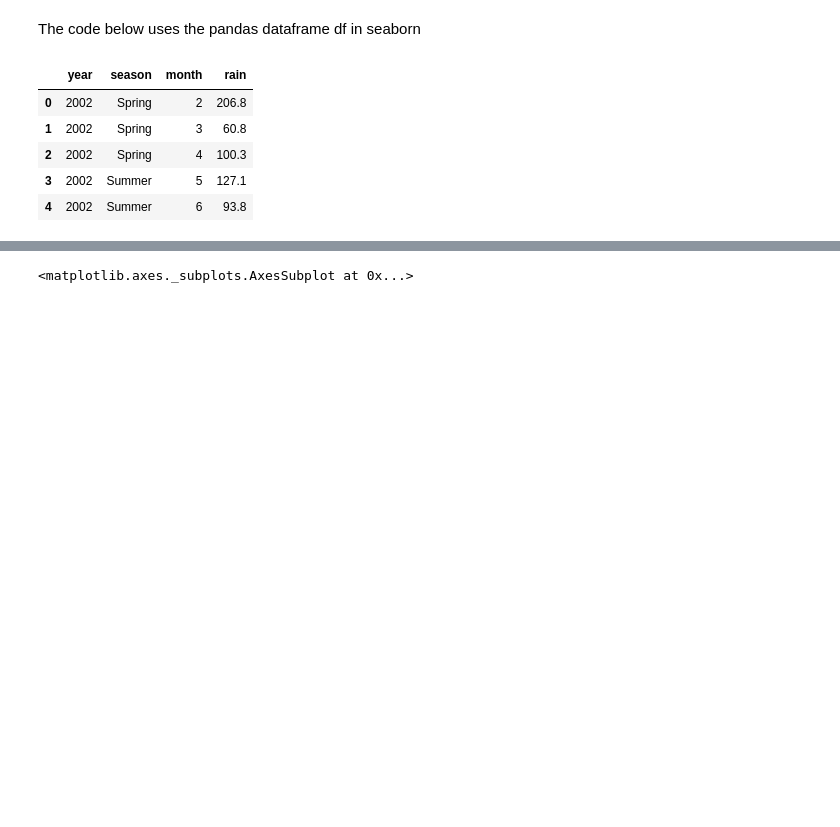
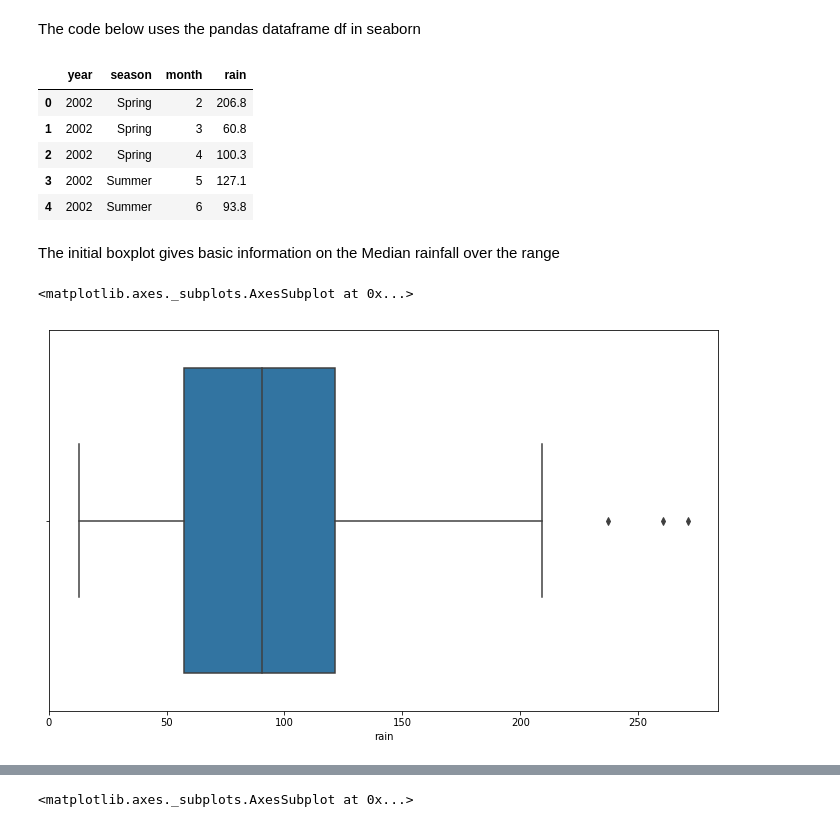
Before and after one commit to JohnONeillGMIT/BoxPlot, a Jupyter notebook: Boxplot Project.ipynb, the cells around one changed output, grey strips where cells are left out. Saved outputs shown, nothing was run; the diff lists cells and outputs as text; code cells hidden in the pictures; blank space fills up the shorter version.

Commit message:
Demostration of the advantages of using Boxplots and a comparison to possible alternatives

```diff
--- a/Boxplot Project.ipynb
+++ b/Boxplot Project.ipynb
@@ -141,3 +141,11 @@ df.loc[:,["year","season","month","rain"]].head() # selecting specific columns
 | 2 | 2002 | Spring | 4 | 100.3 |
 | 3 | 2002 | Summer | 5 | 127.1 |
 | 4 | 2002 | Summer | 6 | 93.8 |
+# %% [markdown]
+The initial boxplot gives basic information on the Median rainfall over the range
+# %%
+plt.figure(figsize=(12, 7))#setting plot size
+sns.boxplot(x="rain",data=df) #seaborn boxplot calling on one variable in x axis for Height
+# %% [output]
+<matplotlib.axes._subplots.AxesSubplot at 0x...>
+[figure, added]
```
Also changed, not shown: parts of 26 cells of this notebook, 1 other file.
